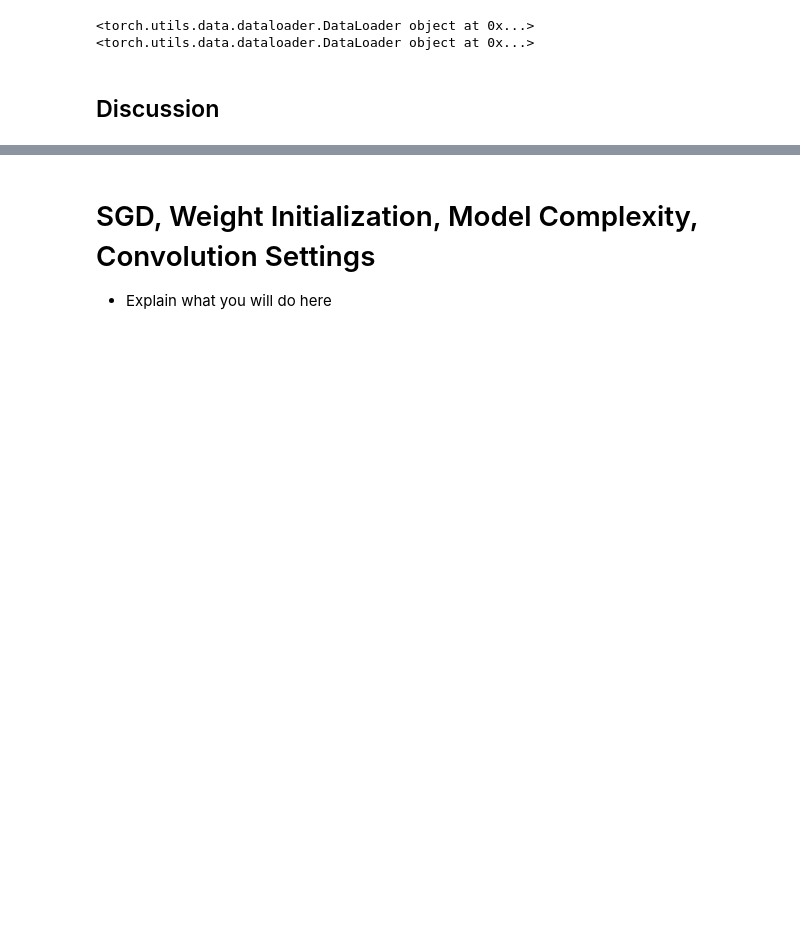
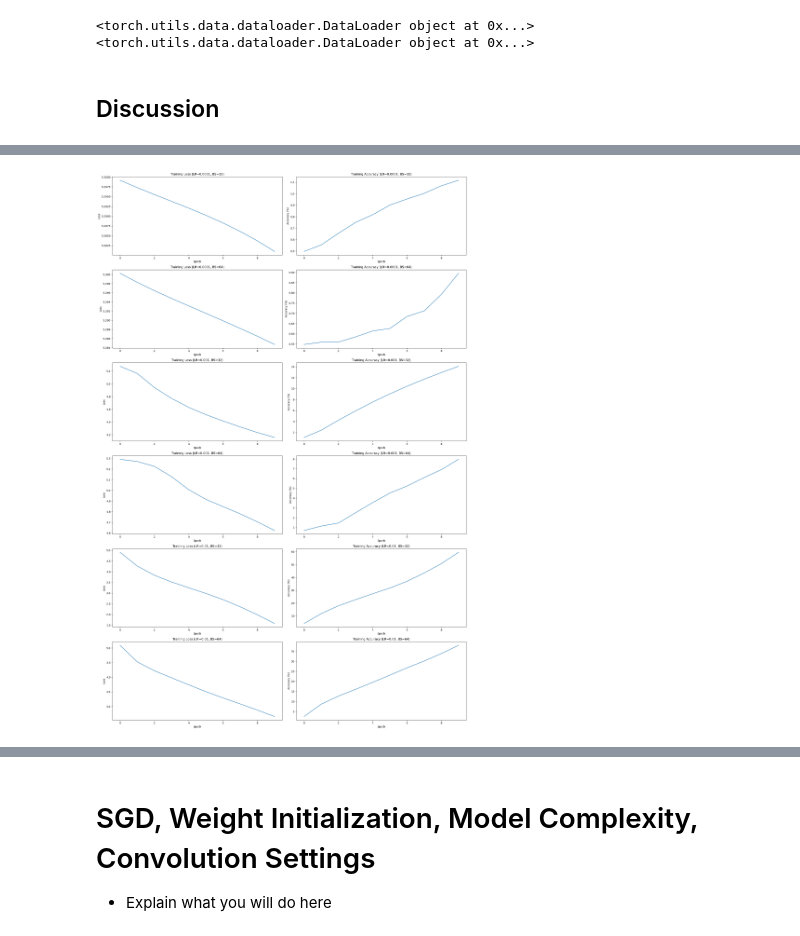
Before and after one commit to hariveliki/deep-learning, a Jupyter notebook: mc1new.ipynb, the cells around one changed output, grey strips where cells are left out. Drawn from its saved outputs; the diff is of its cells as text; code cells hidden in the pictures; blank space fills up the shorter version.

```diff
--- a/mc1new.ipynb
+++ b/mc1new.ipynb
@@ -139,0 +294,20 @@ def my_code():
+# %%
+plt.figure(figsize=(20, 30))  # Increased figure size to accommodate more subplots
+for i, ((lr, bs), (loss, accuracy)) in enumerate(results.items()):
+    # Plot Training Loss
+    plt.subplot(len(results), 2, 2*i + 1)
+    plt.plot(loss)
+    plt.title(f'Training Loss (LR={lr}, BS={bs})')
+    plt.xlabel('Epoch')
+    plt.ylabel('Loss')
+
+    # Plot Training Accuracy
+    plt.subplot(len(results), 2, 2*i + 2)
+    plt.plot(accuracy)
+    plt.title(f'Training Accuracy (LR={lr}, BS={bs})')
+    plt.xlabel('Epoch')
+    plt.ylabel('Accuracy (%)')
+plt.tight_layout()
+plt.show()
+# %% [output]
+[figure, added]
```
Also changed, not shown: parts of 8 cells of this notebook, 7 other files.
